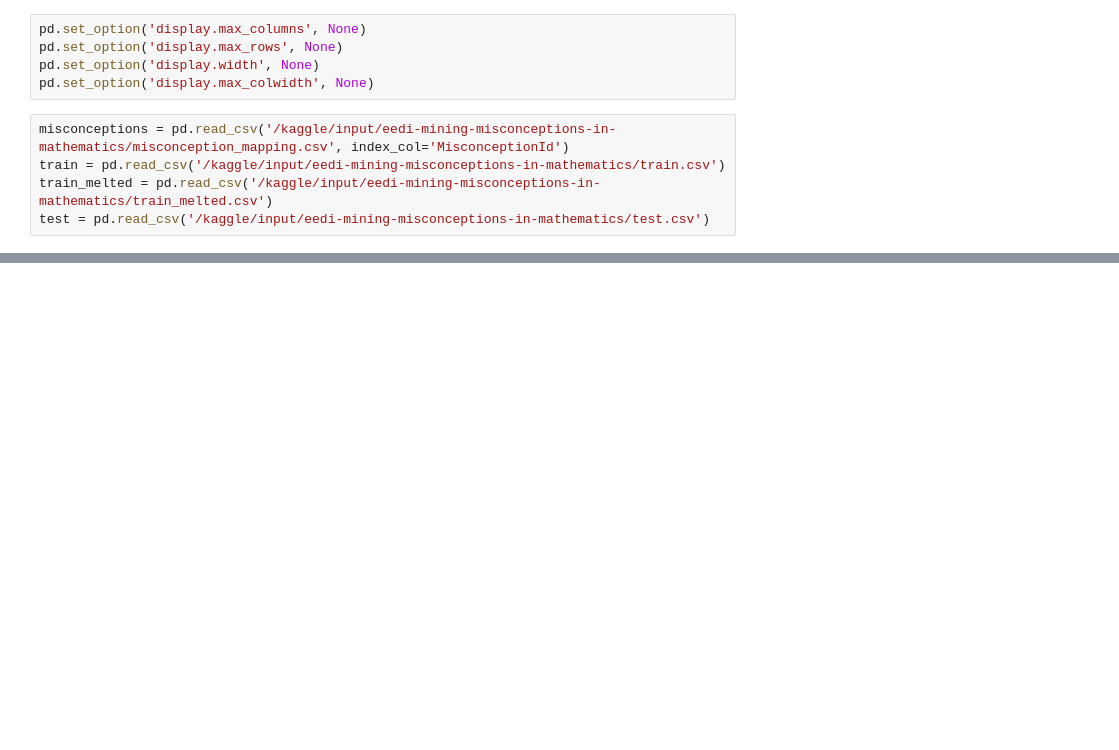
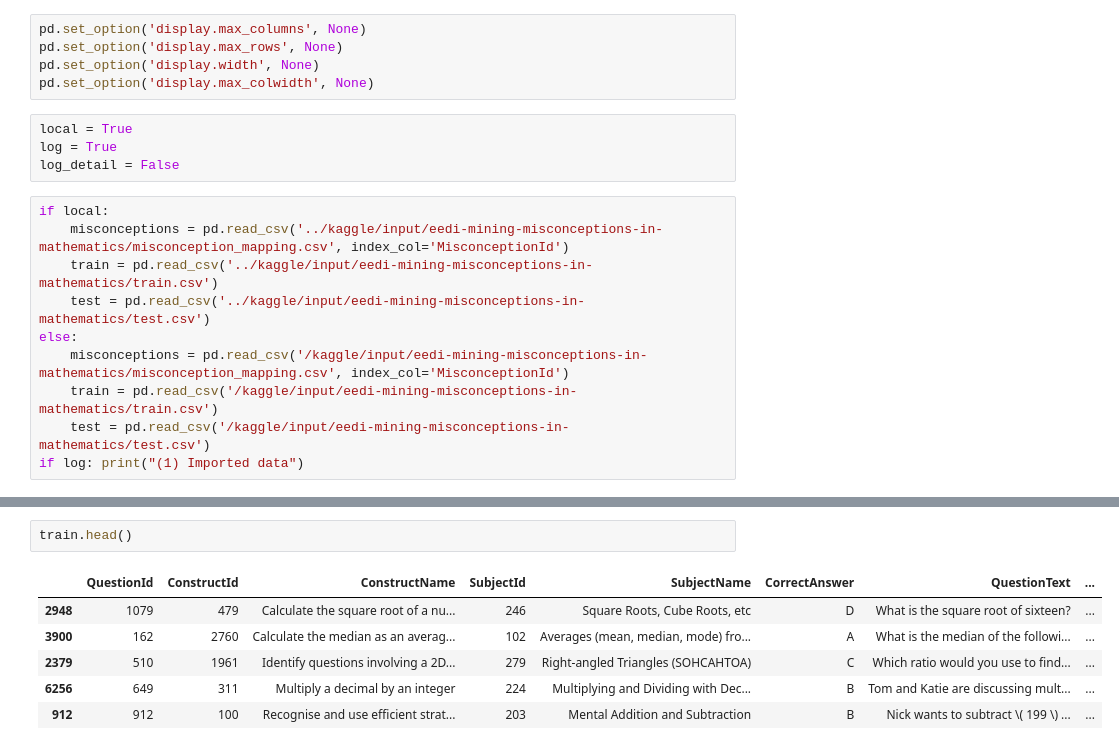
Before and after one commit to acyhuang/math-misconceptions, a Jupyter notebook: baseline/bert.ipynb, the cells around one changed output, grey strips where cells are left out. Drawn from its saved outputs; the diff is of its cells as text; blank space fills up the shorter version.

```diff
--- a/baseline/bert.ipynb
+++ b/baseline/bert.ipynb
@@ -32,9 +27,18 @@ pd.set_option('display.max_columns', None)
 pd.set_option('display.max_rows', None)
 pd.set_option('display.width', None)
 pd.set_option('display.max_colwidth', None)
+# %%
+local = True
+log = True
+log_detail = False
 # %%
-misconceptions = pd.read_csv('/kaggle/input/eedi-mining-misconceptions-in-mathematics/misconception_mapping.csv', index_col='MisconceptionId')
-train = pd.read_csv('/kaggle/input/eedi-mining-misconceptions-in-mathematics/train.csv')
-train_melted = pd.read_csv('/kaggle/input/eedi-mining-misconceptions-in-mathematics/train_melted.csv')
-test = pd.read_csv('/kaggle/input/eedi-mining-misconceptions-in-mathematics/test.csv')
+if local:
+    misconceptions = pd.read_csv('../kaggle/input/eedi-mining-misconceptions-in-mathematics/misconception_mapping.csv', index_col='MisconceptionId')
+    train = pd.read_csv('../kaggle/input/eedi-mining-misconceptions-in-mathematics/train.csv')
+    test = pd.read_csv('../kaggle/input/eedi-mining-misconceptions-in-mathematics/test.csv')
+else:
+    misconceptions = pd.read_csv('/kaggle/input/eedi-mining-misconceptions-in-mathematics/misconception_mapping.csv', index_col='MisconceptionId')
+    train = pd.read_csv('/kaggle/input/eedi-mining-misconceptions-in-mathematics/train.csv')
+    test = pd.read_csv('/kaggle/input/eedi-mining-misconceptions-in-mathematics/test.csv')
+if log: print("(1) Imported data")
 # %% [output]
@@ -189 +225,10 @@ val_loader = DataLoader(val_dataset, batch_size=16)
+# %%
+train.head()
+# %% [output]
+|  | QuestionId | ConstructId | ConstructName | SubjectId | SubjectName | CorrectAnswer | QuestionText | ... |
+| 2948 | 1079 | 479 | Calculate the square root of a nu... | 246 | Square Roots, Cube Roots, etc | D | What is the square root of sixteen? | ... |
+| 3900 | 162 | 2760 | Calculate the median as an averag... | 102 | Averages (mean, median, mode) fro... | A | What is the median of the followi... | ... |
+| 2379 | 510 | 1961 | Identify questions involving a 2D... | 279 | Right-angled Triangles (SOHCAHTOA) | C | Which ratio would you use to find... | ... |
+| 6256 | 649 | 311 | Multiply a decimal by an integer | 224 | Multiplying and Dividing with Dec... | B | Tom and Katie are discussing mult... | ... |
+| 912 | 912 | 100 | Recognise and use efficient strat... | 203 | Mental Addition and Subtraction | B | Nick wants to subtract \( 199 \) ... | ... |
 # %%
```
Also changed, not shown: parts of 18 cells of this notebook, 2 other files.
